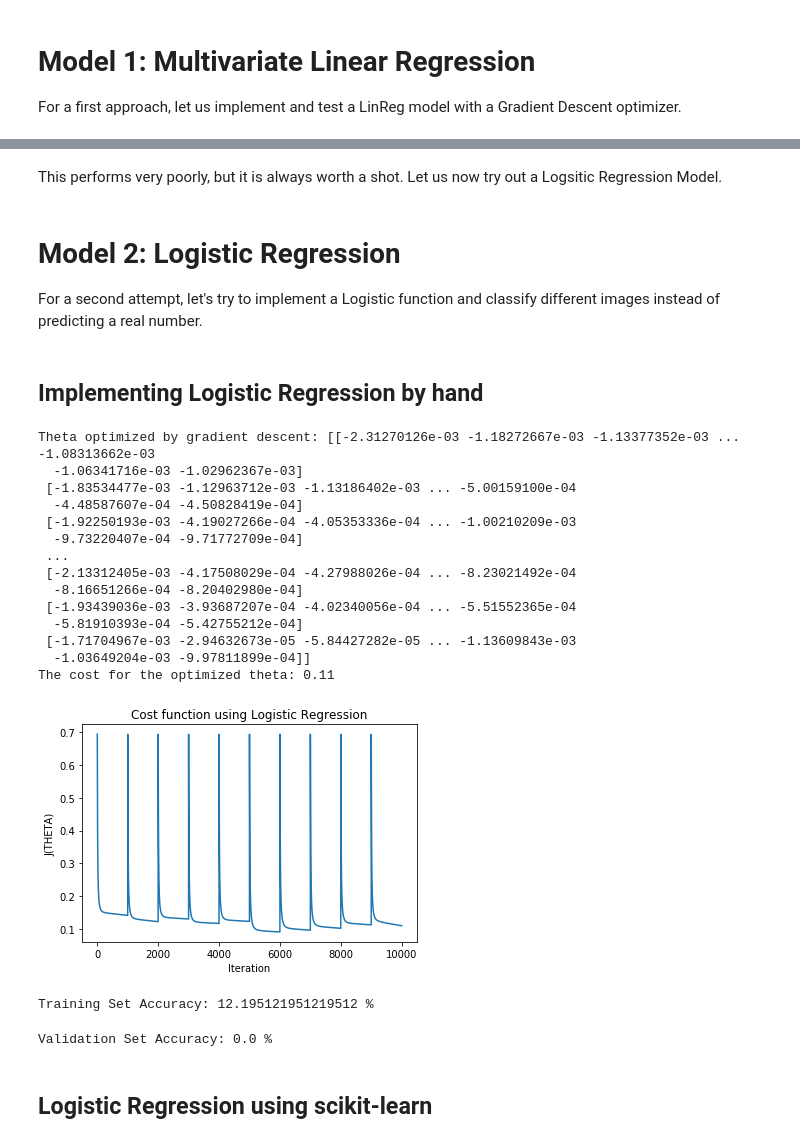
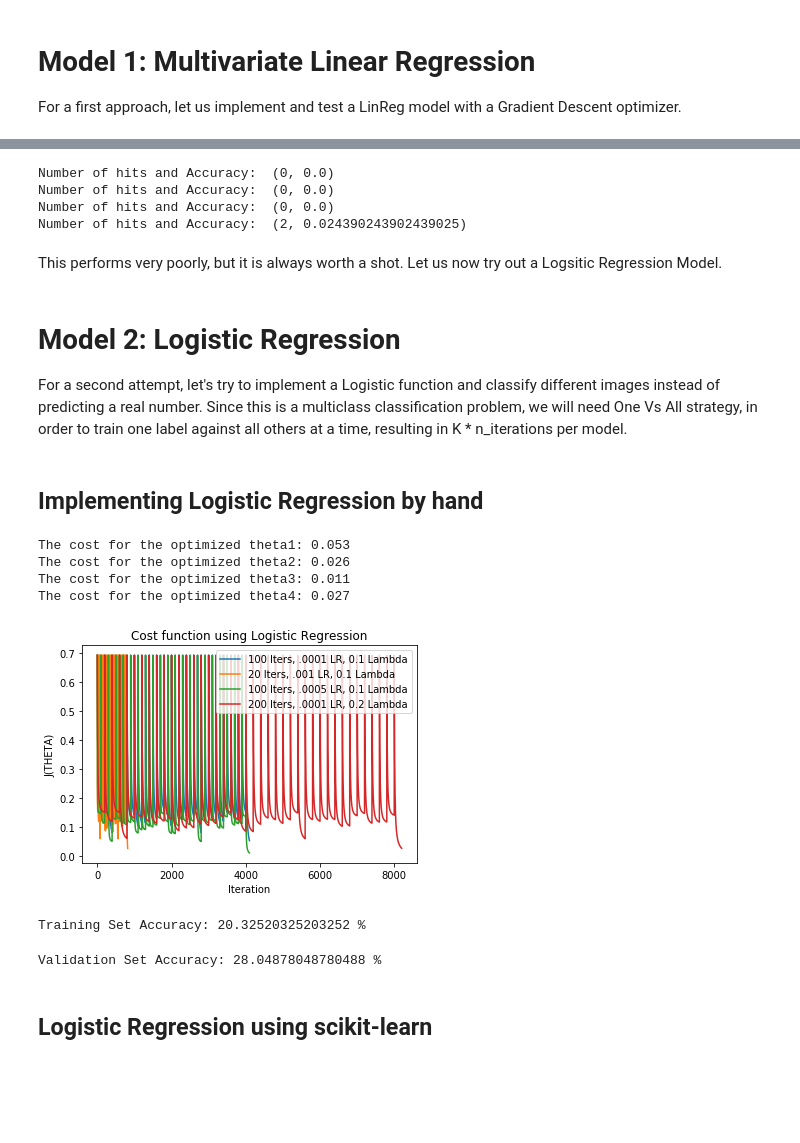
Before and after one commit to tiagoleonmelo/face-recognition, a Jupyter notebook: Face Recognition.ipynb, the cells around one changed output, grey strips where cells are left out. Saved outputs shown, nothing was run; the diff lists cells and outputs as text; code cells hidden in the pictures; blank space fills up the shorter version.

Commit message:
Add extra hyper-param selection on different models + CNN fix

```diff
--- a/Face Recognition.ipynb
+++ b/Face Recognition.ipynb
@@ -286,8 +294,18 @@ Accuracy:  0.0
+# %%
+print("Number of hits and Accuracy: ", validate_linear(X_valid, lin_theta1))
+print("Number of hits and Accuracy: ", validate_linear(X_valid, lin_theta2))
+print("Number of hits and Accuracy: ", validate_linear(X_valid, lin_theta3))
+print("Number of hits and Accuracy: ", validate_linear(X_valid, lin_theta4))
+# %% [output]
+Number of hits and Accuracy:  (0, 0.0)
+Number of hits and Accuracy:  (0, 0.0)
+Number of hits and Accuracy:  (0, 0.0)
+Number of hits and Accuracy:  (2, 0.024390243902439025)
 # %% [markdown]
 This performs very poorly, but it is always worth a shot. Let us now try out a Logsitic Regression Model.
 # %% [markdown]
 # Model 2: Logistic Regression
-For a second attempt, let's try to implement a Logistic function and classify different images instead of predicting a real number.
+For a second attempt, let's try to implement a Logistic function and classify different images instead of predicting a real number. Since this is a multiclass classification problem, we will need One Vs All strategy, in order to train one label against all others at a time, resulting in K * n_iterations per model.
 # %% [markdown]
 ## Implementing Logistic Regression by hand
 # %%
@@ -402,41 +417,35 @@ initial_theta = np.zeros((X_full.shape[1], 1))
-# %%
-#log_theta , log_J_history = gradient_descent(np.append(train_examples, np.ones((X_train.shape[0], 1)), axis=1), train_labels, initial_theta, 0.0001, 64000)
-#log_theta , log_J_history = gradient_descent(np.append(train_examples, np.ones((X_train.shape[0], 1)), axis=1), train_labels, initial_theta, 0.0001, 100)
-
-#Optimization hyper-parameters
-alpha=0.0001 #learning rate
-num_iters=1000
-Lambda=0.1
-
-log_theta, log_J_history = one_vs_all(train_examples, train_labels, initial_theta, alpha, num_iters, Lambda, 10)
-
-
-print("Theta optimized by gradient descent:", log_theta)
-
-print("The cost for the optimized theta:",round(log_J_history[-1],3))
-# %% [output]
-Theta optimized by gradient descent: [[-2.31270126e-03 -1.18272667e-03 -1.13377352e-03 ... -1.08313662e-03
-  -1.06341716e-03 -1.02962367e-03]
- [-1.83534477e-03 -1.12963712e-03 -1.13186402e-03 ... -5.00159100e-04
-  -4.48587607e-04 -4.50828419e-04]
- [-1.92250193e-03 -4.19027266e-04 -4.05353336e-04 ... -1.00210209e-03
-  -9.73220407e-04 -9.71772709e-04]
- ...
- [-2.13312405e-03 -4.17508029e-04 -4.27988026e-04 ... -8.23021492e-04
-  -8.16651266e-04 -8.20402980e-04]
- [-1.93439036e-03 -3.93687207e-04 -4.02340056e-04 ... -5.51552365e-04
-  -5.81910393e-04 -5.42755212e-04]
- [-1.71704967e-03 -2.94632673e-05 -5.84427282e-05 ... -1.13609843e-03
-  -1.03649204e-03 -9.97811899e-04]]
-The cost for the optimized theta: 0.11
+# %%
+log_theta1, log_J_history1 = one_vs_all(train_examples, train_labels, initial_theta, 0.0001, 100, 0.1, 41)
+log_theta2, log_J_history2 = one_vs_all(train_examples, train_labels, initial_theta, 0.001, 20, 0.1, 41)
+log_theta3, log_J_history3 = one_vs_all(train_examples, train_labels, initial_theta, 0.0005, 100, 0.1, 41)
+log_theta4, log_J_history4 = one_vs_all(train_examples, train_labels, initial_theta, 0.0001, 200, 0.2, 41)
+
+print("The cost for the optimized theta1:",round(log_J_history1[-1],3))
+print("The cost for the optimized theta2:",round(log_J_history2[-1],3))
+print("The cost for the optimized theta3:",round(log_J_history3[-1],3))
+print("The cost for the optimized theta4:",round(log_J_history4[-1],3))
+# %% [output]
+The cost for the optimized theta1: 0.053
+The cost for the optimized theta2: 0.026
+The cost for the optimized theta3: 0.011
+The cost for the optimized theta4: 0.027
 # %%
-plt.plot(log_J_history)
+plt.plot(log_J_history1)
+plt.plot(log_J_history2)
+plt.plot(log_J_history3)
+plt.plot(log_J_history4)
+
+plt.legend(["100 Iters, .0001 LR, 0.1 Lambda",
+            "20 Iters, .001 LR, 0.1 Lambda",
+            "100 Iters, .0005 LR, 0.1 Lambda",
+            "200 Iters, .0001 LR, 0.2 Lambda"])
+
 plt.title("Cost function using Logistic Regression")
 plt.xlabel("Iteration")
 plt.ylabel("J(THETA)")
 plt.show()
 # %% [output]
-[figure, old version]
+[figure, new version]
 # %%
 # Validate and fetch an accuracy for this model by making predictionsX_valid[:, :-1]X_valid[:, :-1]
 def predictOneVsAll(all_theta, X):
@@ -456,21 +465,21 @@ def predictOneVsAll(all_theta, X):
     #+1 in order to label 0 as 10.
     return np.argmax(predictions,axis=1)+1
 # %%
-pred = predictOneVsAll(log_theta, train_examples)
+pred = predictOneVsAll(log_theta3, train_examples)
 
 pred= pred.reshape((pred.shape[0], 1))
 
 print("Training Set Accuracy:",sum(pred==train_labels)[0]/X_train.shape[0]*100,"%")
 # %% [output]
-Training Set Accuracy: 12.195121951219512 %
+Training Set Accuracy: 20.32520325203252 %
 # %%
-pred = predictOneVsAll(log_theta, X_valid[:, :-1])
+pred = predictOneVsAll(log_theta3, X_valid[:, :-1])
 
 pred= pred.reshape((pred.shape[0], 1))
 
 print("Validation Set Accuracy:",sum(pred==X_valid[:, -1])[0]/X_valid.shape[0]*100,"%")
 # %% [output]
-Validation Set Accuracy: 0.0 %
+Validation Set Accuracy: 28.04878048780488 %
 # %% [markdown]
 ## Logistic Regression using scikit-learn
 # %%
```
Also changed, not shown: parts of 24 cells of this notebook.
